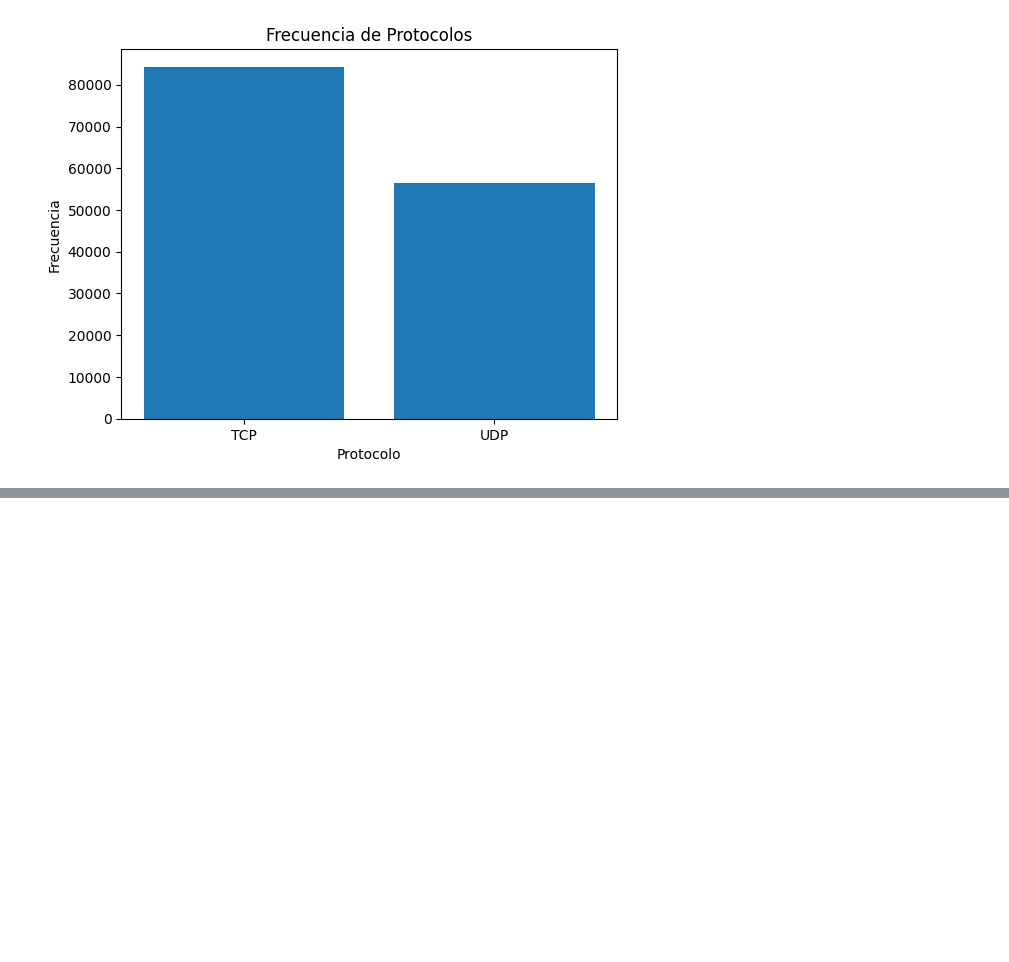
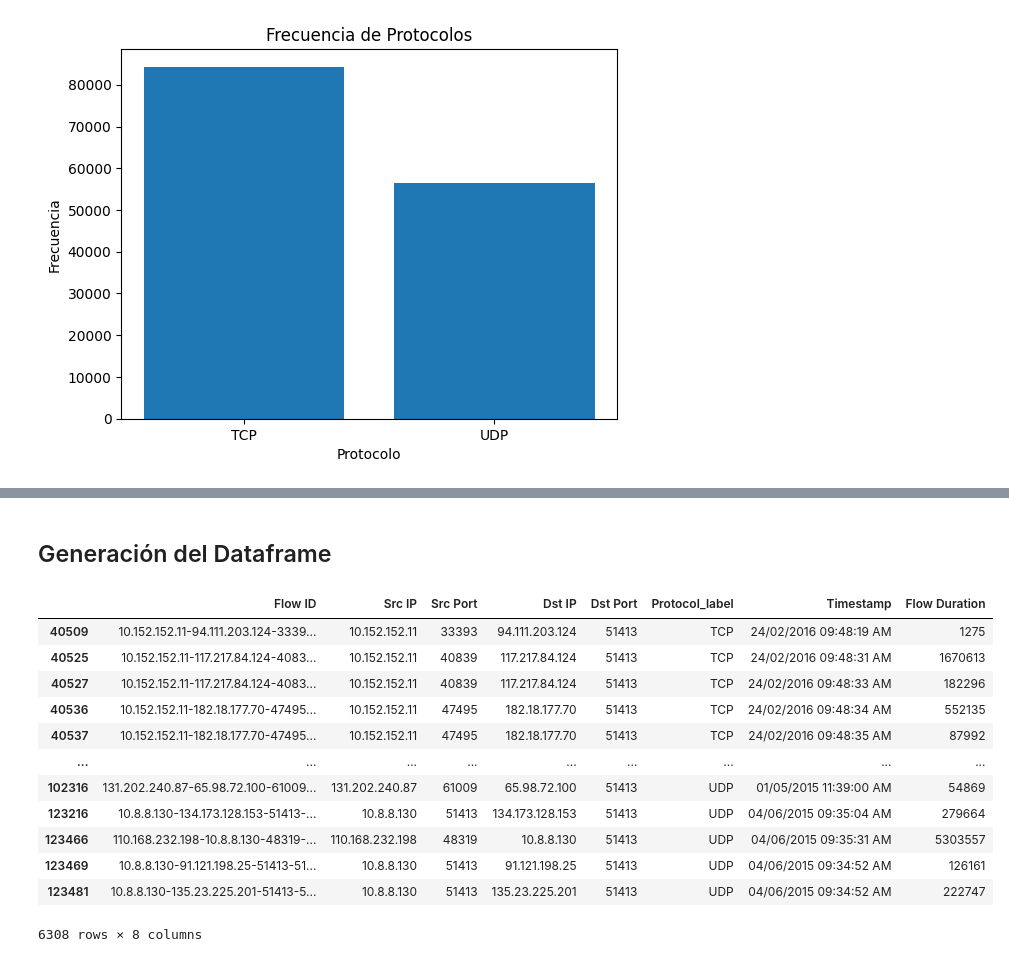
Before and after one commit to GFCACACE/propuesta-simulacion, a Jupyter notebook: Propuesta_de_simulación_Intenet.ipynb, the cells around one changed output, grey strips where cells are left out. Cells and saved outputs as stored; diff of their text form; code cells hidden in the pictures; blank space fills up the shorter version.

```diff
--- a/Propuesta_de_simulación_Intenet.ipynb
+++ b/Propuesta_de_simulación_Intenet.ipynb
@@ -107,0 +134,23 @@ plt.show()
+# %% [markdown]
+## Generación del Dataframe
+# %%
+datasetFinal = datasetRaw[
+    (datasetRaw['Dst Port']==51413)
+    ]
+
+datasetFinal = datasetFinal[['Flow ID','Src IP', 'Src Port', 'Dst IP', 'Dst Port', 'Protocol_label','Timestamp','Flow Duration']]
+datasetFinal
+# %% [output]
+|  | Flow ID | Src IP | Src Port | Dst IP | Dst Port | Protocol_label | Timestamp | Flow Duration |
+| 40509 | 10.152.152.11-94.111.203.124-3339... | 10.152.152.11 | 33393 | 94.111.203.124 | 51413 | TCP | 24/02/2016 09:48:19 AM | 1275 |
+| 40525 | 10.152.152.11-117.217.84.124-4083... | 10.152.152.11 | 40839 | 117.217.84.124 | 51413 | TCP | 24/02/2016 09:48:31 AM | 1670613 |
+| 40527 | 10.152.152.11-117.217.84.124-4083... | 10.152.152.11 | 40839 | 117.217.84.124 | 51413 | TCP | 24/02/2016 09:48:33 AM | 182296 |
+| 40536 | 10.152.152.11-182.18.177.70-47495... | 10.152.152.11 | 47495 | 182.18.177.70 | 51413 | TCP | 24/02/2016 09:48:34 AM | 552135 |
+| 40537 | 10.152.152.11-182.18.177.70-47495... | 10.152.152.11 | 47495 | 182.18.177.70 | 51413 | TCP | 24/02/2016 09:48:35 AM | 87992 |
+| ... | ... | ... | ... | ... | ... | ... | ... | ... |
+| 102316 | 131.202.240.87-65.98.72.100-61009... | 131.202.240.87 | 61009 | 65.98.72.100 | 51413 | UDP | 01/05/2015 11:39:00 AM | 54869 |
+| 123216 | 10.8.8.130-134.173.128.153-51413-... | 10.8.8.130 | 51413 | 134.173.128.153 | 51413 | UDP | 04/06/2015 09:35:04 AM | 279664 |
+| 123466 | 110.168.232.198-10.8.8.130-48319-... | 110.168.232.198 | 48319 | 10.8.8.130 | 51413 | UDP | 04/06/2015 09:35:31 AM | 5303557 |
+| 123469 | 10.8.8.130-91.121.198.25-51413-51... | 10.8.8.130 | 51413 | 91.121.198.25 | 51413 | UDP | 04/06/2015 09:34:52 AM | 126161 |
+| 123481 | 10.8.8.130-135.23.225.201-51413-5... | 10.8.8.130 | 51413 | 135.23.225.201 | 51413 | UDP | 04/06/2015 09:34:52 AM | 222747 |
+6308 rows × 8 columns
```
Also changed, not shown: parts of 4 cells of this notebook, 1 other file.
